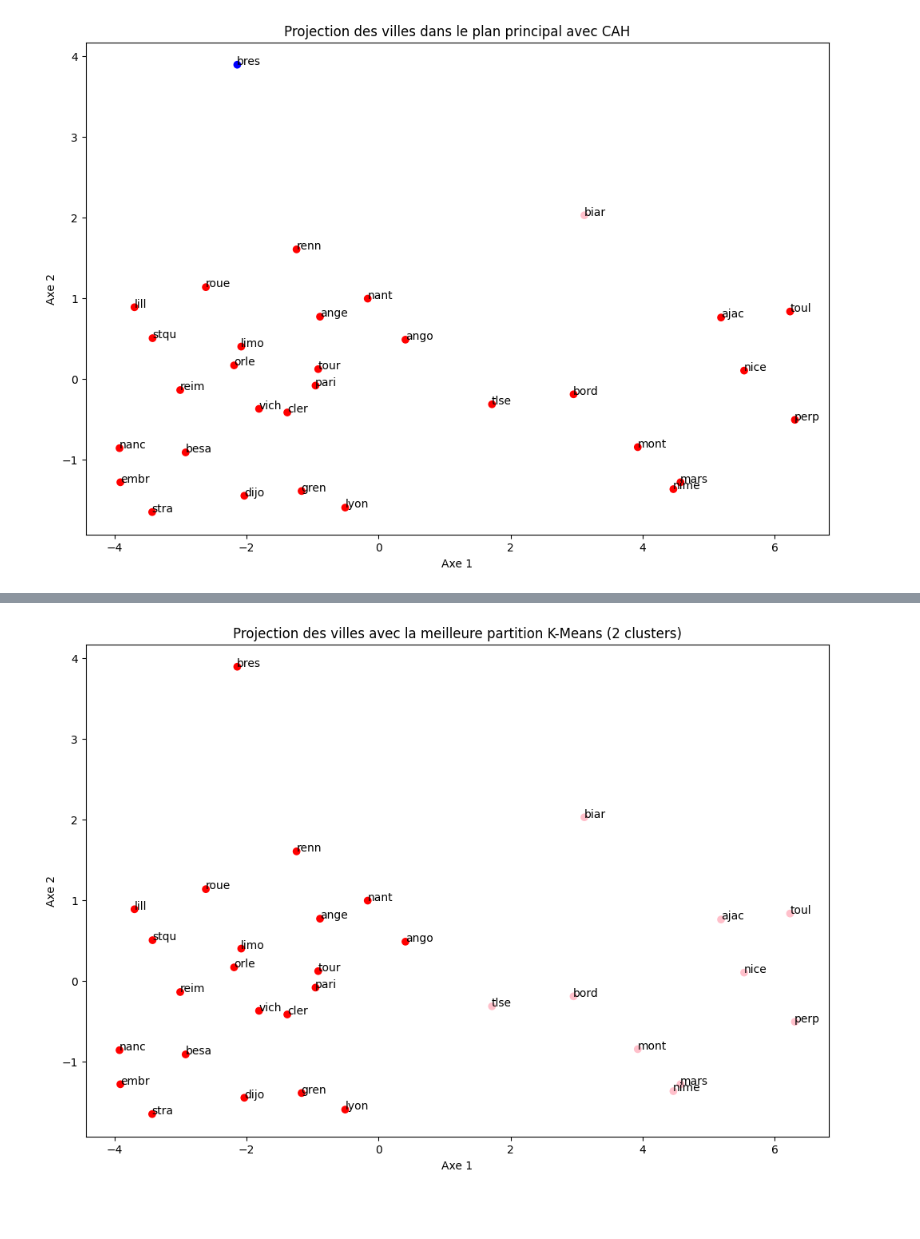
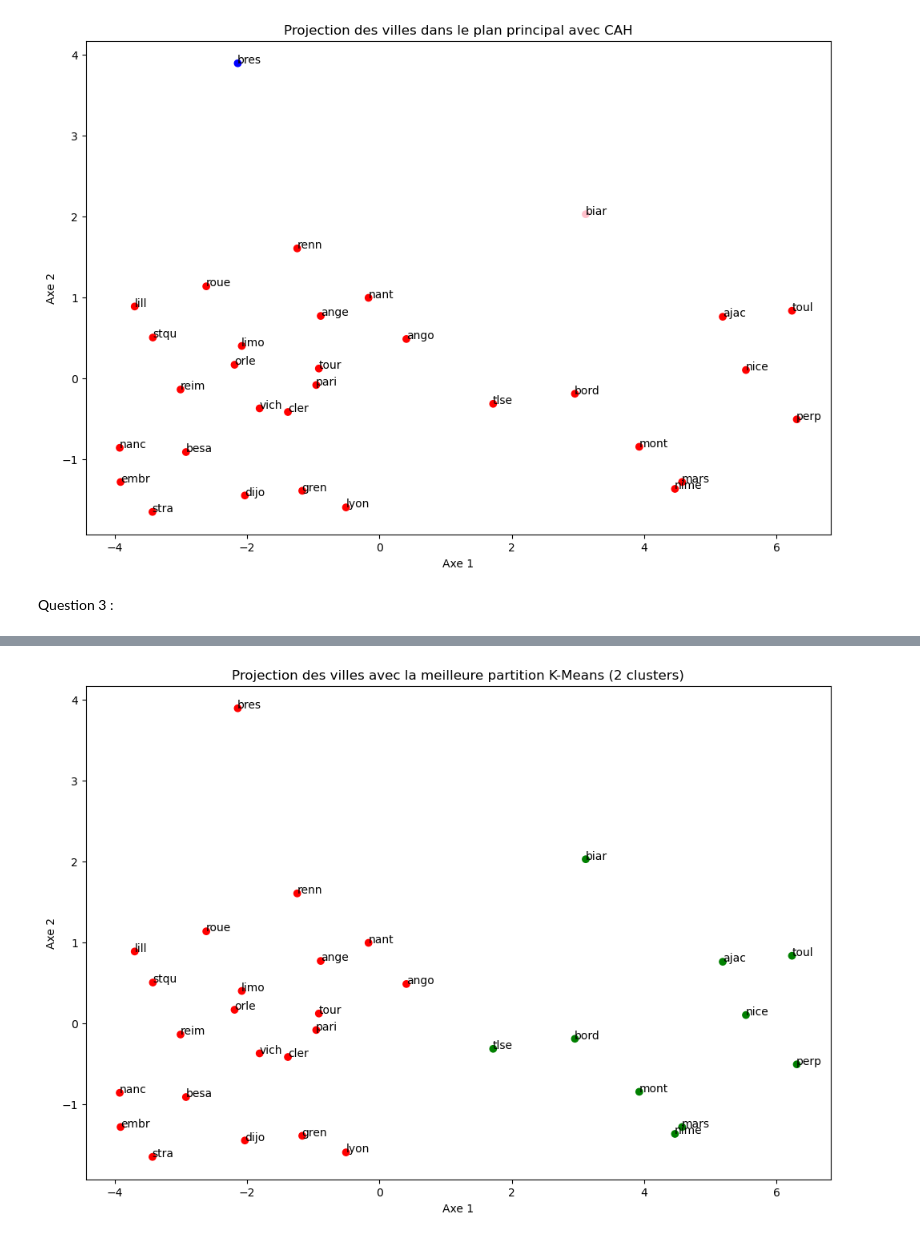
Before and after one commit to ImValll/tp2ADM, a Jupyter notebook: TP_Clust_A_rendre_HENRY_Valentin_BARBATO_Clement.ipynb, the cells around one changed output, grey strips where cells are left out. Drawn from its saved outputs; the diff is of its cells as text; code cells hidden in the pictures; blank space fills up the shorter version.

Commit message:
Question 4

```diff
--- a/TP_Clust_A_rendre_HENRY_Valentin_BARBATO_Clement.ipynb
+++ b/TP_Clust_A_rendre_HENRY_Valentin_BARBATO_Clement.ipynb
@@ -75,8 +75,10 @@ analyse_composante_principale_agglomerative_clustering('data/villes.csv', 1, 13,
 [figure]
 [figure]
 [figure]
+# %% [markdown]
+Question 3 :
 # %%
-def silouhette_clusters(path_file: str, start_column_data: int, end_column_data: int):
+def silouhette_clusters_kmeans(path_file: str, start_column_data: int, end_column_data: int):
     data = pd.read_csv(path_file, sep=';')
     X = data.iloc[:, start_column_data:end_column_data].values
     labels = data.iloc[:, 0].values
@@ -104,7 +106,7 @@ def silouhette_clusters(path_file: str, start_column_data: int, end_column_data:
 
     print(f"Meilleur nombre de clusters selon l'indice de Silhouette: {best_n_clusters} avec un score de {best_score}")
 
-    colors = ['red','yellow','blue','pink']
+    colors = ['red','yellow','blue','pink','green']
     plt.figure(figsize=(12, 8))
     plt.scatter(X_pca[:, 0], X_pca[:, 1], c=best_clusetering, cmap=matplotlib.colors.ListedColormap(colors))
 
@@ -116,5 +118,5 @@ def silouhette_clusters(path_file: str, start_column_data: int, end_column_data:
     plt.title(f"Projection des villes avec la meilleure partition K-Means ({best_n_clusters} clusters)")
     plt.show()
 # %%
-silouhette_clusters('data/villes.csv', 1, 13)
+silouhette_clusters_kmeans('data/villes.csv', 1, 13)
 # %% [output]
@@ -122 +124 @@ Meilleur nombre de clusters selon l'indice de Silhouette: 2 avec un score de 0.6
-[figure, old version]
+[figure, new version]
```
Also changed, not shown: parts of 5 cells of this notebook.
